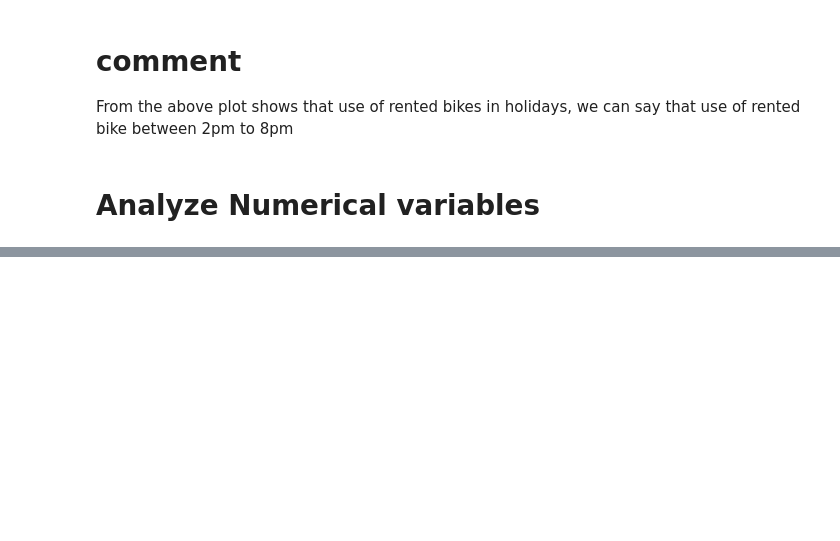
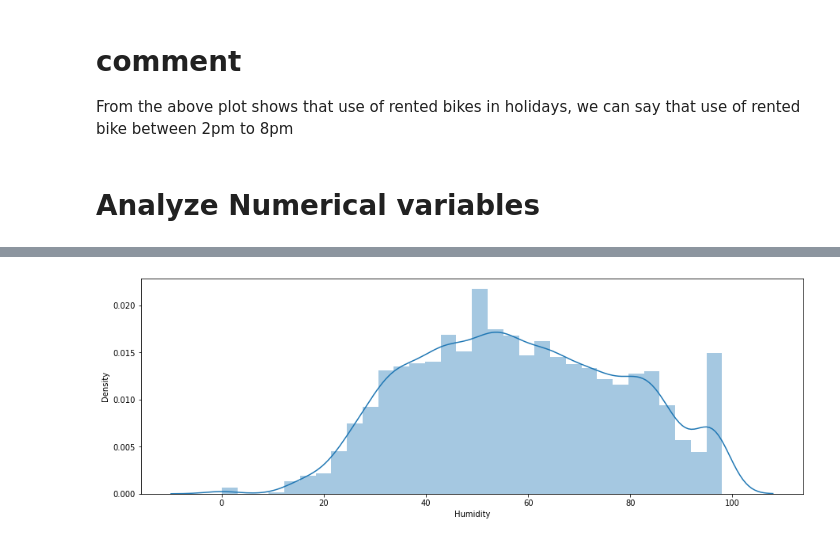
Before and after one commit to Meghanah97/Individual_project_bike_sharing_demand_prediction, a Jupyter notebook: Bike_Sharing_Demand_Prediction_Capstone_Project.ipynb, the cells around one changed output, grey strips where cells are left out. Saved outputs shown, nothing was run; the diff lists cells and outputs as text; code cells hidden in the pictures; blank space fills up the shorter version.

```diff
--- a/Bike_Sharing_Demand_Prediction_Capstone_Project.ipynb
+++ b/Bike_Sharing_Demand_Prediction_Capstone_Project.ipynb
@@ -435,0 +473,5 @@ From the above plot shows that use of rented bikes in holidays, we can say that
+# %%
+plt.figure(figsize=(15,5))
+sns.distplot(data['Humidity']);
+# %% [output]
+[figure, added]
```
Also changed, not shown: parts of 34 cells of this notebook.
